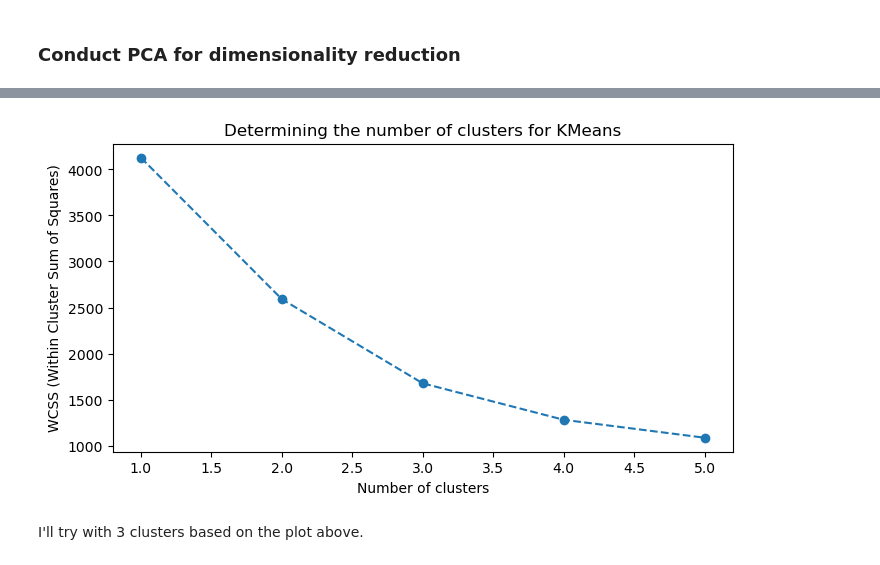
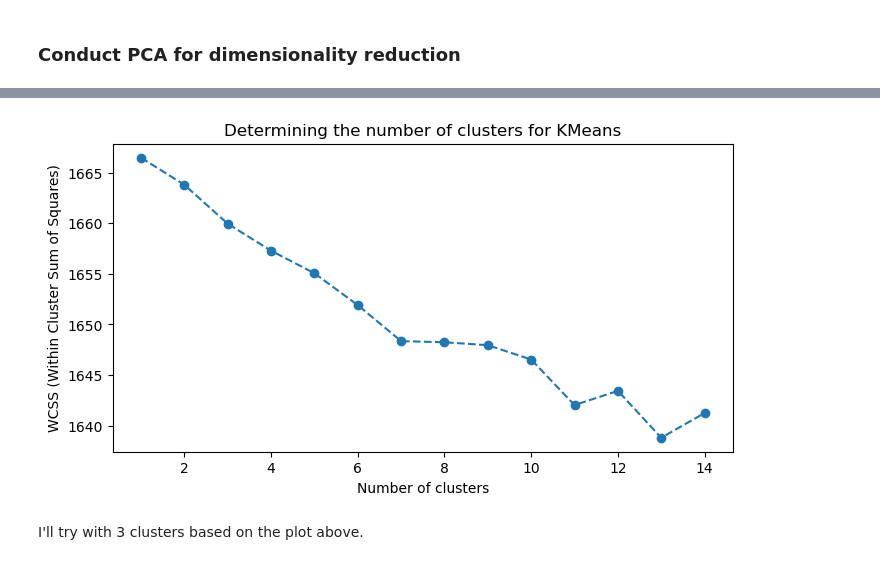
Before and after one commit to JasonMerit/ComputationalTools, a Jupyter notebook: Project/dbScan.ipynb, the cells around one changed output, grey strips where cells are left out. Drawn from its saved outputs; the diff is of its cells as text; code cells hidden in the pictures.

Commit message:
Tried out KMeans on the TFIDF scores of the features; title, description and genre.

```diff
--- a/Project/dbScan.ipynb
+++ b/Project/dbScan.ipynb
@@ -177,7 +177,7 @@ dtype('O')
 # %%
 from sklearn.cluster import KMeans
 
-model = KMeans(n_clusters=12)
+model = KMeans(n_clusters=7)
 model.fit(movieDescTokensVec)
 
 clusters = model.labels_.tolist()
@@ -266,22 +263,27 @@ plt.show()
 # %%
-pca = PCA(n_components= 2)
-pca_results = pca.fit_transform(scaled_data)
+from sklearn.decomposition import PCA
+from sklearn.cluster import KMeans
+import matplotlib.pyplot as plt
+
+
+#pca = PCA(n_components= 2)
+#pca_results = pca.fit_transform(scaled_data)
 
 num_clusters = []
 
-for i in range(1, 6):
+for i in range(1, 15):
     kmeans = KMeans(n_clusters=i)
-    kmeans.fit(pca_results)
+    kmeans.fit(movieDescTokensVec)
     num_clusters.append(kmeans.inertia_)
 
 plt.figure(figsize=(8, 4))
-plt.plot(range(1, 6), num_clusters, linestyle = '--', marker = 'o')
+plt.plot(range(1, 15), num_clusters, linestyle = '--', marker = 'o')
 plt.xlabel('Number of clusters')
 plt.ylabel('WCSS (Within Cluster Sum of Squares)')
 plt.title('Determining the number of clusters for KMeans')
 plt.show()
 # %% [output]
-[figure, old version]
+[figure, new version]
 # %% [markdown]
 I'll try with 3 clusters based on the plot above.
 # %%
```
Also changed, not shown: parts of 3 cells of this notebook, 1 other file.
